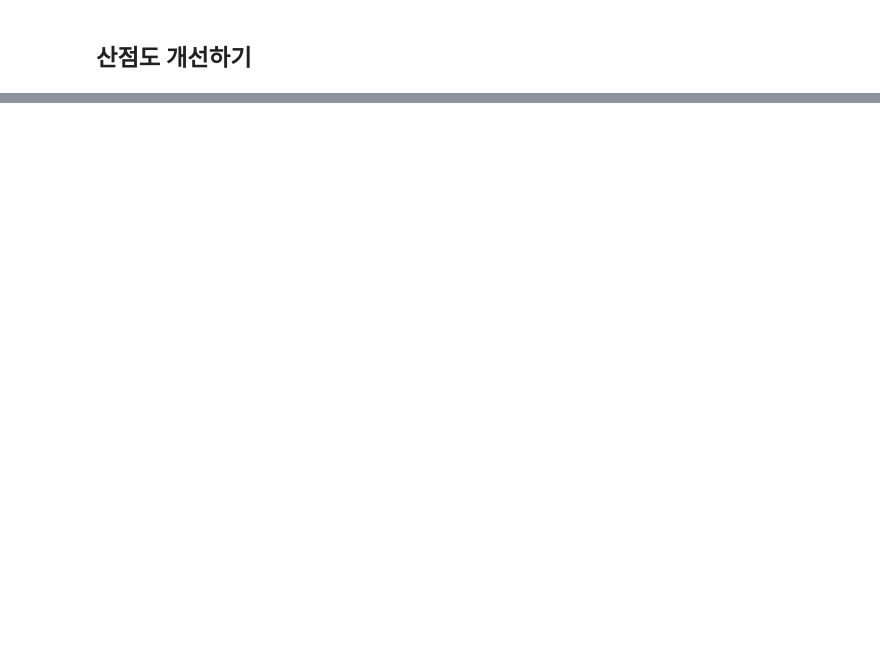
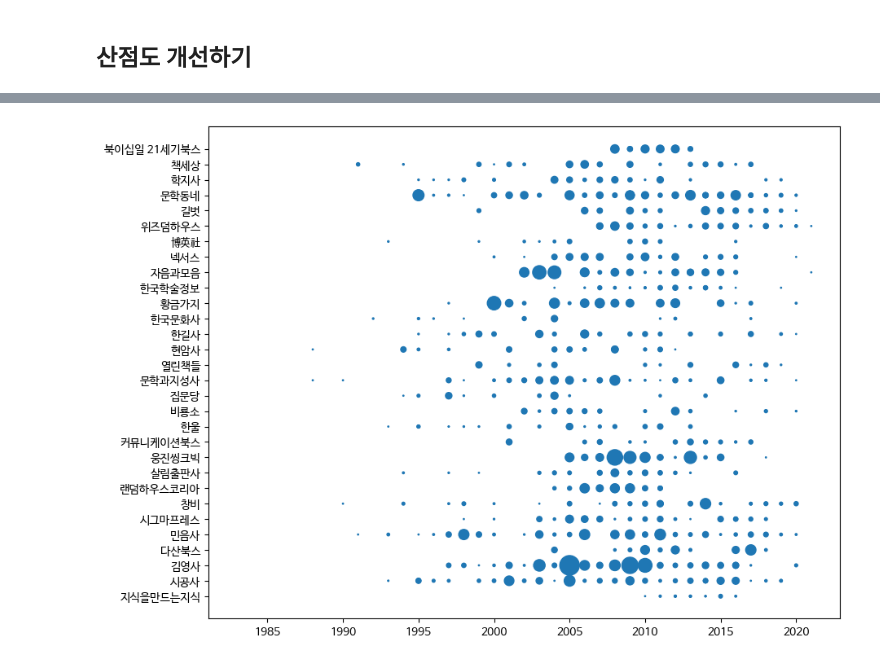
Before and after one commit to rickiepark/hg-da, a Jupyter notebook: 05-2.ipynb, the cells around one changed output, grey strips where cells are left out. Cells and saved outputs as stored; diff of their text form; code cells hidden in the pictures; blank space fills up the shorter version.

```diff
--- a/05-2.ipynb
+++ b/05-2.ipynb
@@ -219,0 +182,6 @@ plt.show()
+# %%
+fig, ax = plt.subplots(figsize=(10,8))
+ax.scatter(ns_book8['발행년도'], ns_book8['출판사'], s=ns_book8['대출건수'])
+fig.show()
+# %% [output]
+[figure, added]
```
Also changed, not shown: parts of 26 cells of this notebook.
